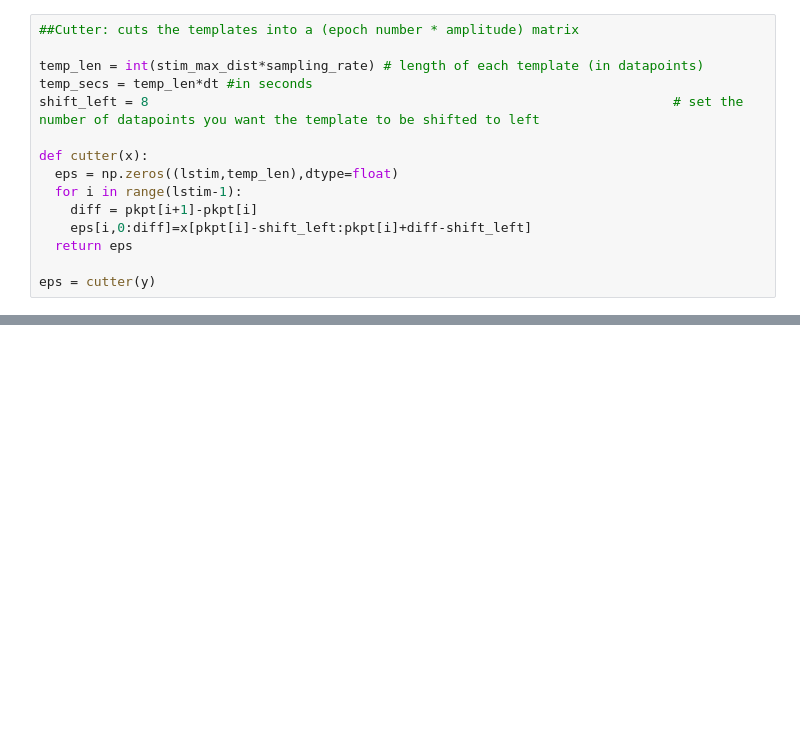
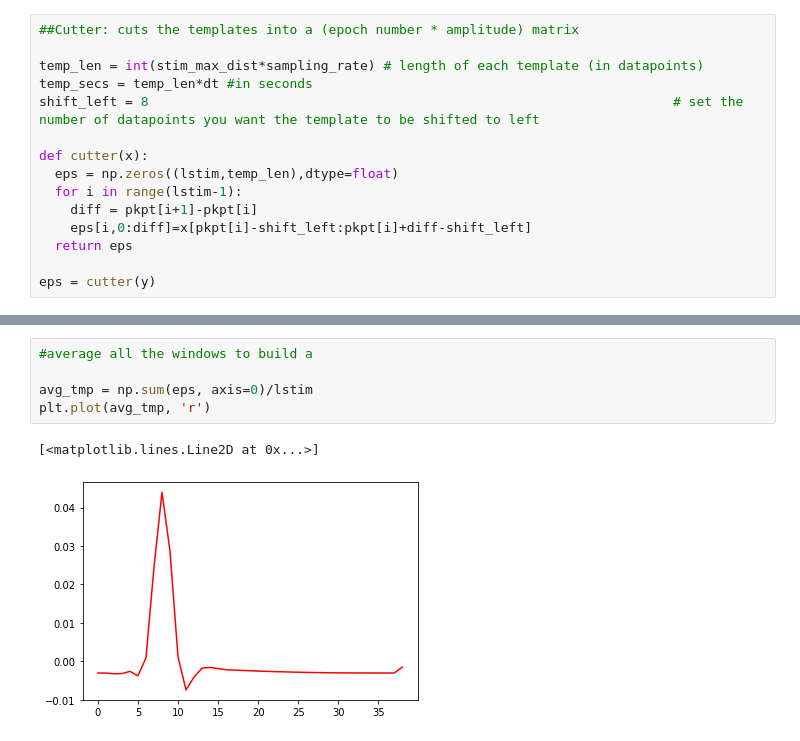
Before and after one commit to tmorshed/dbs_cep, a Jupyter notebook: cep_thesis.ipynb, the cells around one changed output, grey strips where cells are left out. Saved outputs shown, nothing was run; the diff lists cells and outputs as text; blank space fills up the shorter version.

```diff
--- a/cep_thesis.ipynb
+++ b/cep_thesis.ipynb
@@ -298,0 +288,8 @@ array([0., 0., 0.])
+# %%
+#average all the windows to build a
+
+avg_tmp = np.sum(eps, axis=0)/lstim
+plt.plot(avg_tmp, 'r')
+# %% [output]
+[<matplotlib.lines.Line2D at 0x...>]
+[figure, added]
```
Also changed, not shown: parts of 4 cells of this notebook.
